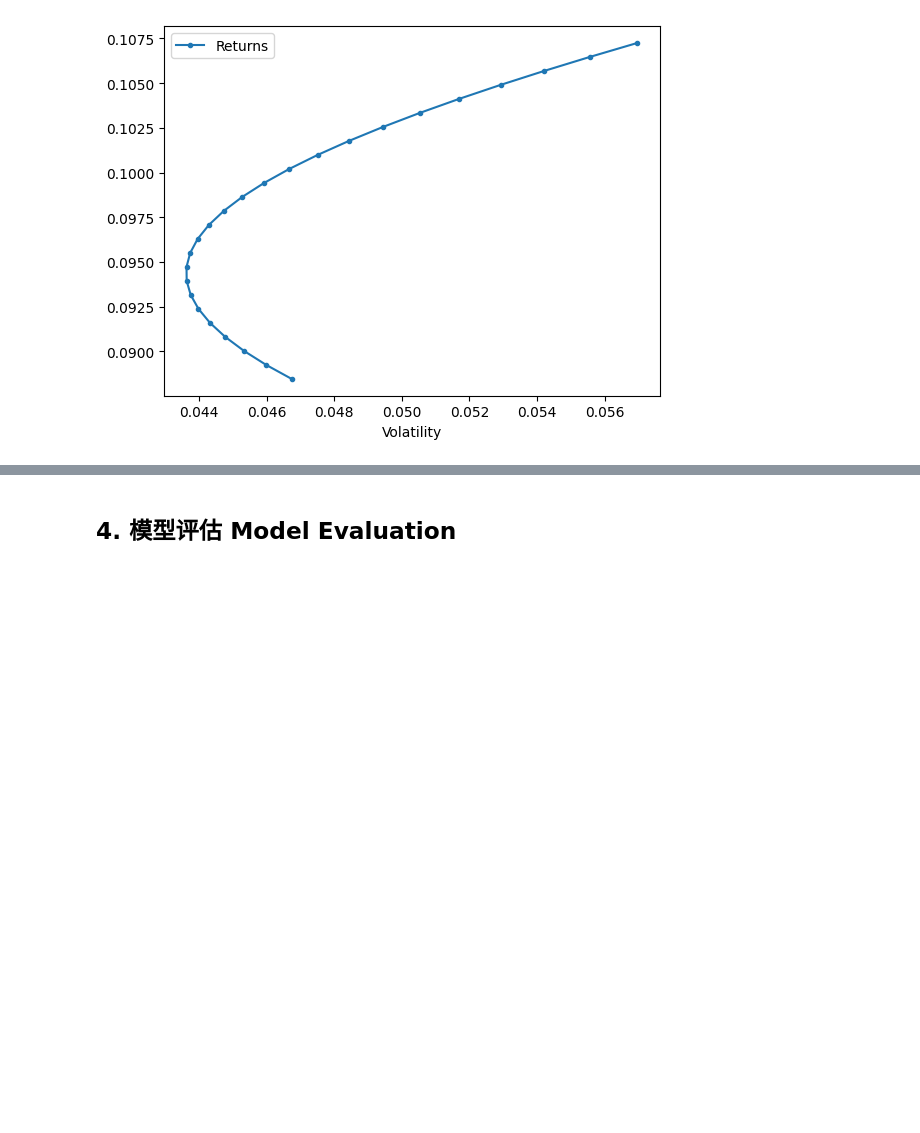
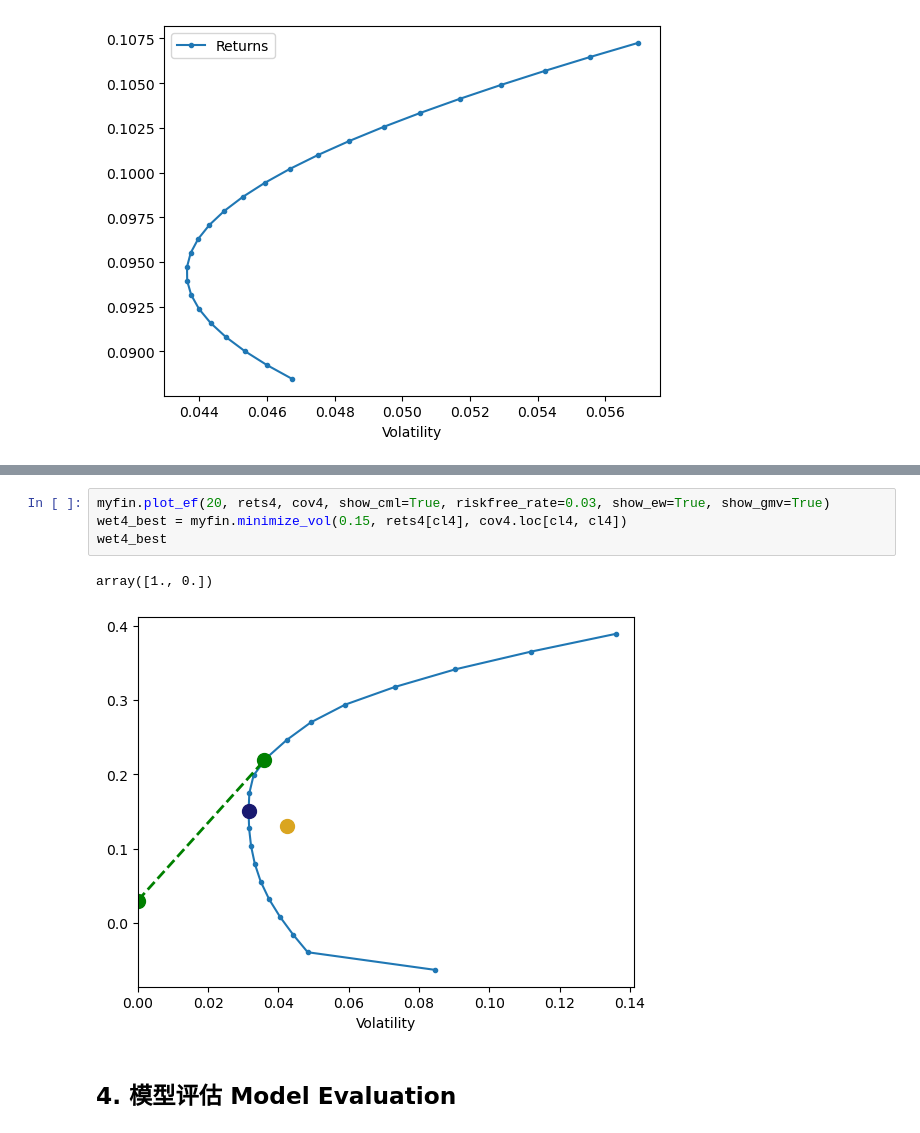
Before and after one commit to WH1994cn/b_python_dshb_cn, a Jupyter notebook: docs/Chapter03/ds_pandas_proj02.ipynb, the cells around one changed output, grey strips where cells are left out. Cells and saved outputs as stored; diff of their text form; blank space fills up the shorter version.

```diff
--- a/docs/Chapter03/ds_pandas_proj02.ipynb
+++ b/docs/Chapter03/ds_pandas_proj02.ipynb
@@ -794,3 +858,10 @@ myfin.plot_ef_2ass(25, an_ret[cl2].values, cov.loc[cl2, cl2])
+# %%
+myfin.plot_ef(20, rets4, cov4, show_cml=True, riskfree_rate=0.03, show_ew=True, show_gmv=True)
+wet4_best = myfin.minimize_vol(0.15, rets4[cl4], cov4.loc[cl4, cl4])
+wet4_best
+# %% [output]
+array([1., 0.])
+[figure, added]
 # %% [markdown]
 ## 4. 模型评估 Model Evaluation <a id="4"></a>
 # %% [markdown]
```
Also changed, not shown: parts of 16 cells of this notebook, 1 other file.
